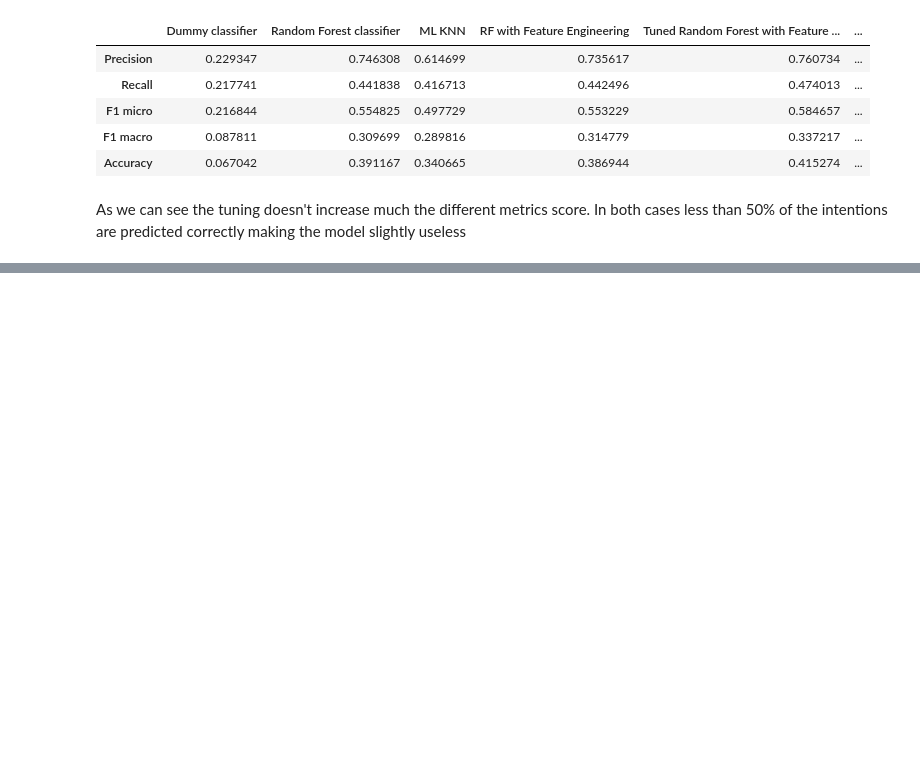
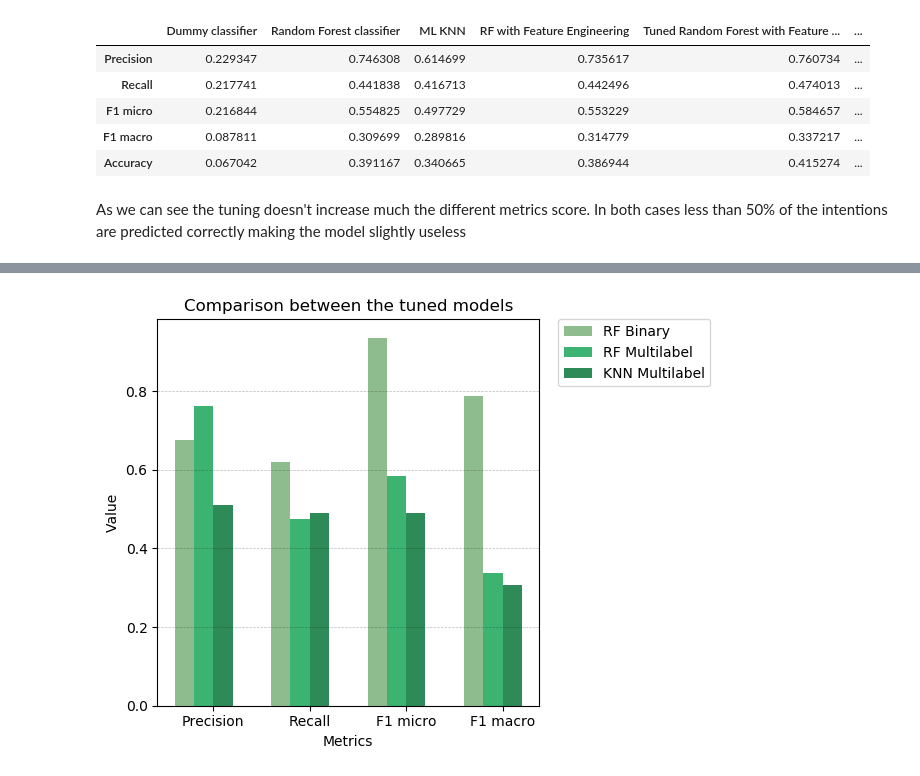
Before and after one commit to FRYoussef/TFG_Wiki, a Jupyter notebook: scripts/model_generation.ipynb, the cells around one changed output, grey strips where cells are left out. Cells and saved outputs as stored; diff of their text form; code cells hidden in the pictures; blank space fills up the shorter version.

Commit message:
Added comparison graph

```diff
--- a/scripts/model_generation.ipynb
+++ b/scripts/model_generation.ipynb
@@ -1314,0 +1319,6 @@ As we can see the tuning doesn't increase much the different metrics score. In b
+# %%
+conclusion = pandas.DataFrame()
+conclusion['Random Forest Binary approach'] = base_models_data_comp_fe['Tuned RF with OS and FE']
+conclusion['Random Forest Multilabel approach'] = base_models_ML_data_comp['Tuned Random Forest with Feature Engineering']
+conclusion['KNN Multilabel approach'] = base_models_ML_data_comp['Tuned MLKNN']
+conclusion.head()
@@ -1314,0 +1333,26 @@ As we can see the tuning doesn't increase much the different metrics score. In b
+# %%
+length = len(conclusion)
+x_labels = ['Precision', 'Recall', 'F1 micro', 'F1 macro']
+#['RF Binary', 'RF Multilabel', 'KNN Multilabel']
+# Set plot parameters
+fig, ax = plt.subplots()
+width = 0.2 # width of bar
+x = np.arange(length)
+
+ax.bar(x, conclusion.iloc[:,0], width, color='#8FBC8F', label='RF Binary')
+ax.bar(x + width, conclusion.iloc[:,1], width, color='#3CB371', label='RF Multilabel')
+ax.bar(x + (2 * width), conclusion.iloc[:,2], width, color='#2E8B57', label='KNN Multilabel')
+
+ax.set_ylabel('Value')
+
+ax.set_xticks(x + width + width/2)
+ax.set_xticklabels(x_labels)
+ax.set_xlabel('Metrics')
+ax.set_title('Comparison between the tuned models')
+ax.legend(bbox_to_anchor=(1.05, 1), loc=2, borderaxespad=0.)
+plt.grid(True, 'major', 'y', ls='--', lw=.5, c='k', alpha=.3)
+
+fig.tight_layout()
+plt.show()
+# %% [output]
+[figure, added]
```
Also changed, not shown: parts of 4 cells of this notebook.
